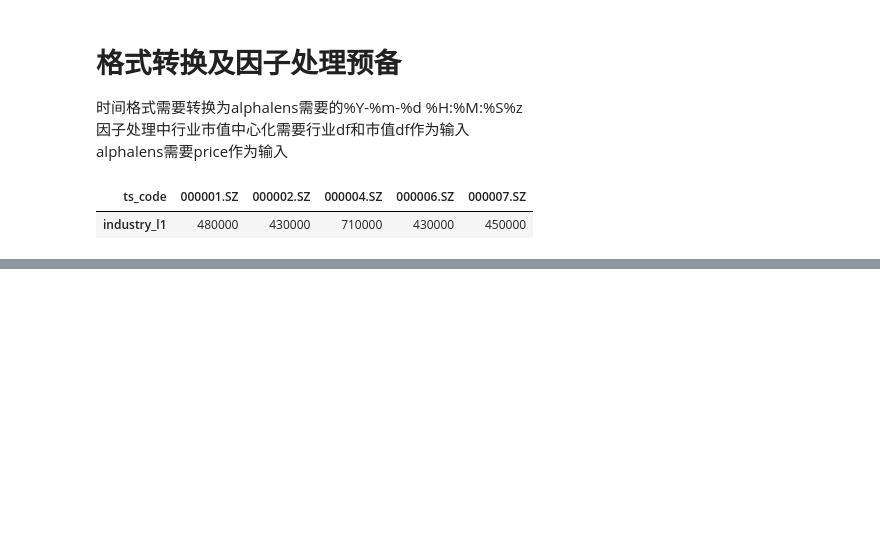
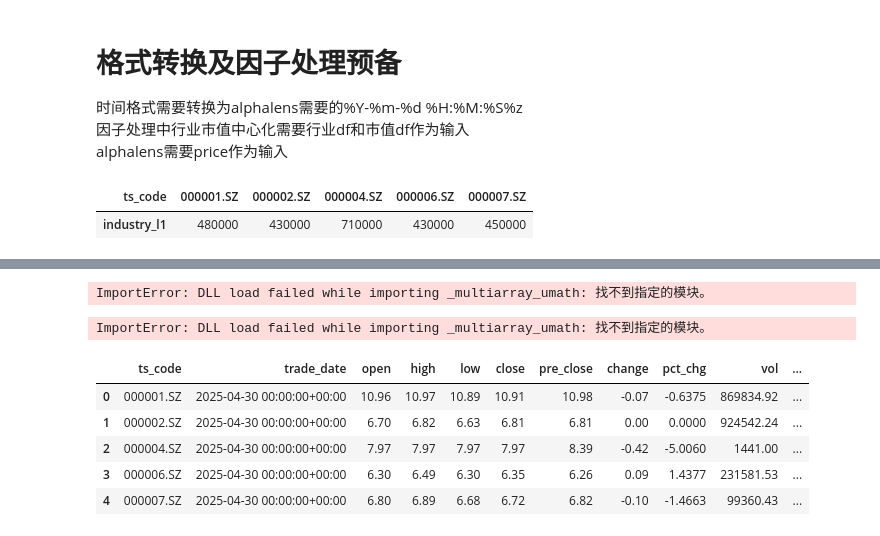
Before and after one commit to Alfafa0702/MFE5210Ass, a Jupyter notebook: cal_factor.ipynb, the cells around one changed output, grey strips where cells are left out. Cells and saved outputs as stored; diff of their text form; code cells hidden in the pictures; blank space fills up the shorter version.

```diff
--- a/cal_factor.ipynb
+++ b/cal_factor.ipynb
@@ -127,0 +66,13 @@ alphalens.tears.create_full_tear_sheet(factor_data)
+# %%
+import pandas as pd
+kline = pd.read_pickle('stock_kline.pkl')
+kline.head()
+# %% [output]
+ImportError: DLL load failed while importing _multiarray_umath: 找不到指定的模块。
+ImportError: DLL load failed while importing _multiarray_umath: 找不到指定的模块。
+|  | ts_code | trade_date | open | high | low | close | pre_close | change | pct_chg | vol | ... |
+| 0 | 000001.SZ | 2025-04-30 00:00:00+00:00 | 10.96 | 10.97 | 10.89 | 10.91 | 10.98 | -0.07 | -0.6375 | 869834.92 | ... |
+| 1 | 000002.SZ | 2025-04-30 00:00:00+00:00 | 6.70 | 6.82 | 6.63 | 6.81 | 6.81 | 0.00 | 0.0000 | 924542.24 | ... |
+| 2 | 000004.SZ | 2025-04-30 00:00:00+00:00 | 7.97 | 7.97 | 7.97 | 7.97 | 8.39 | -0.42 | -5.0060 | 1441.00 | ... |
+| 3 | 000006.SZ | 2025-04-30 00:00:00+00:00 | 6.30 | 6.49 | 6.30 | 6.35 | 6.26 | 0.09 | 1.4377 | 231581.53 | ... |
+| 4 | 000007.SZ | 2025-04-30 00:00:00+00:00 | 6.80 | 6.89 | 6.68 | 6.72 | 6.82 | -0.10 | -1.4663 | 99360.43 | ... |
```
Also changed, not shown: parts of 30 cells of this notebook, 17 other files.
